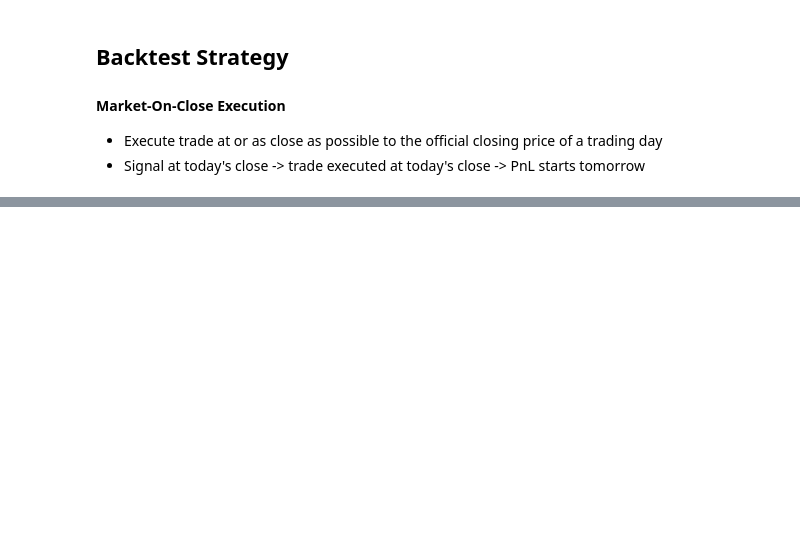
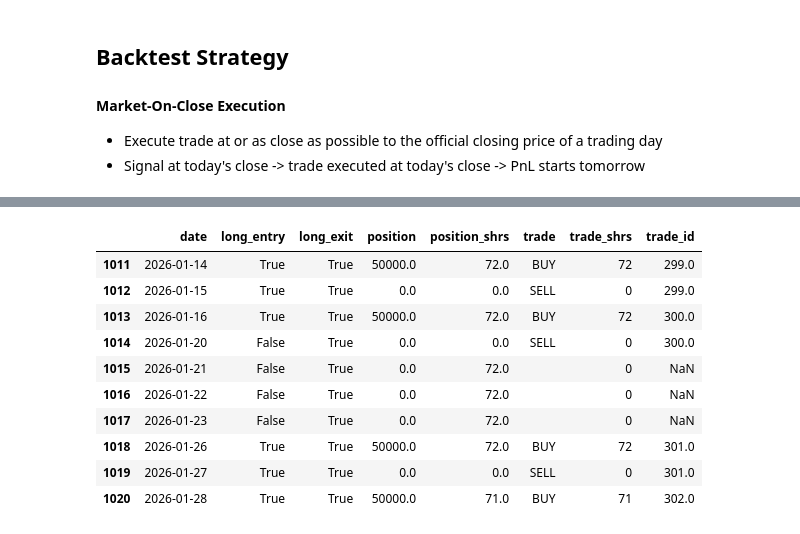
Before and after one commit to xyeng28/quant-strategy-backtester, a Jupyter notebook: notebooks/RSI_SMA_MACD_Backtesting.ipynb, the cells around one changed output, grey strips where cells are left out. Cells and saved outputs as stored; diff of their text form; code cells hidden in the pictures; blank space fills up the shorter version.

```diff
--- a/notebooks/RSI_SMA_MACD_Backtesting.ipynb
+++ b/notebooks/RSI_SMA_MACD_Backtesting.ipynb
@@ -115 +391,15 @@ display(trade_metrics_df)
+# %%
+display(recent_trades_df)
+# %% [output]
+|  | date | long_entry | long_exit | position | position_shrs | trade | trade_shrs | trade_id |
+| 1011 | 2026-01-14 | True | True | 50000.0 | 72.0 | BUY | 72 | 299.0 |
+| 1012 | 2026-01-15 | True | True | 0.0 | 0.0 | SELL | 0 | 299.0 |
+| 1013 | 2026-01-16 | True | True | 50000.0 | 72.0 | BUY | 72 | 300.0 |
+| 1014 | 2026-01-20 | False | True | 0.0 | 0.0 | SELL | 0 | 300.0 |
+| 1015 | 2026-01-21 | False | True | 0.0 | 72.0 |  | 0 | NaN |
+| 1016 | 2026-01-22 | False | True | 0.0 | 72.0 |  | 0 | NaN |
+| 1017 | 2026-01-23 | False | True | 0.0 | 72.0 |  | 0 | NaN |
+| 1018 | 2026-01-26 | True | True | 50000.0 | 72.0 | BUY | 72 | 301.0 |
+| 1019 | 2026-01-27 | True | True | 0.0 | 0.0 | SELL | 0 | 301.0 |
+| 1020 | 2026-01-28 | True | True | 50000.0 | 71.0 | BUY | 71 | 302.0 |
 # %%
```
Also changed, not shown: parts of 51 cells of this notebook, 3 other files.
